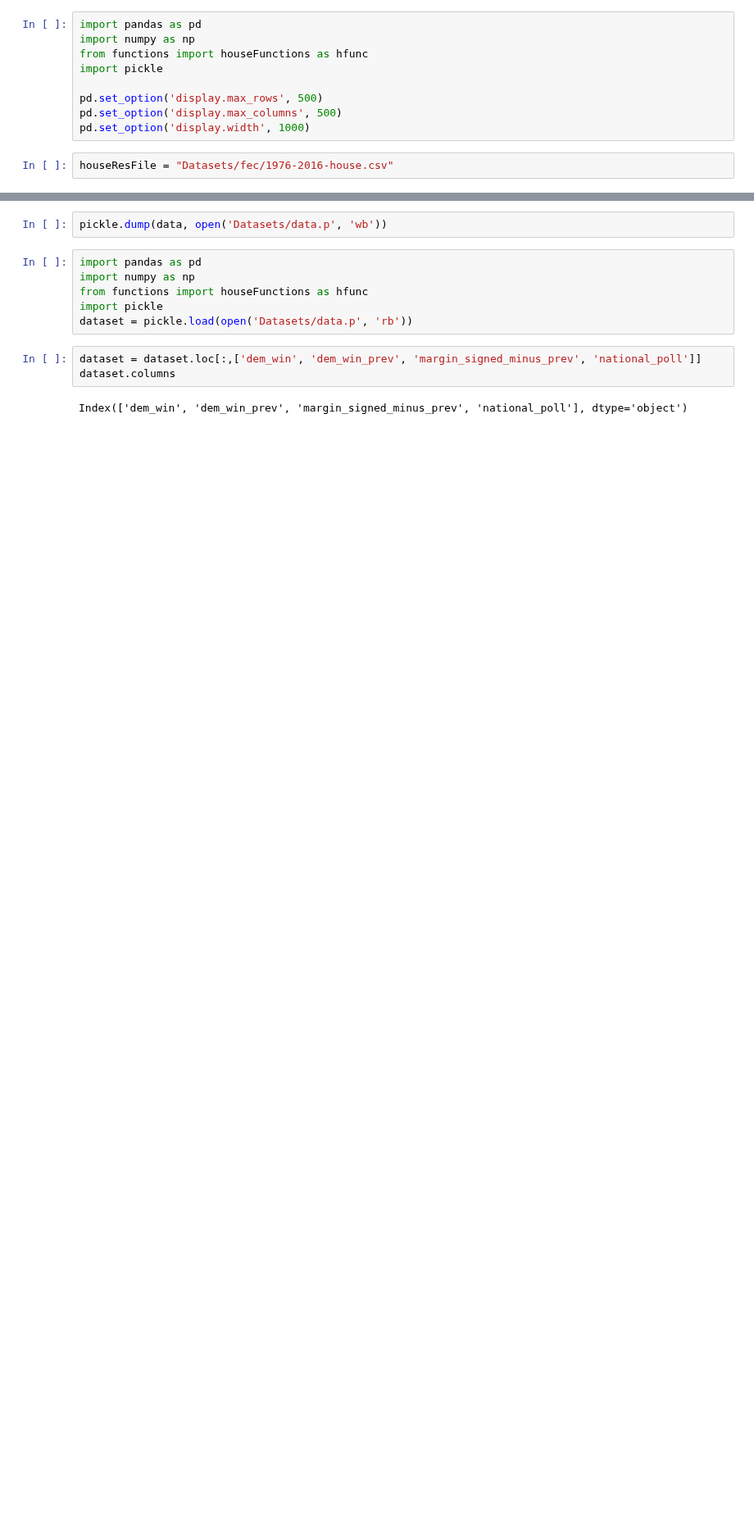
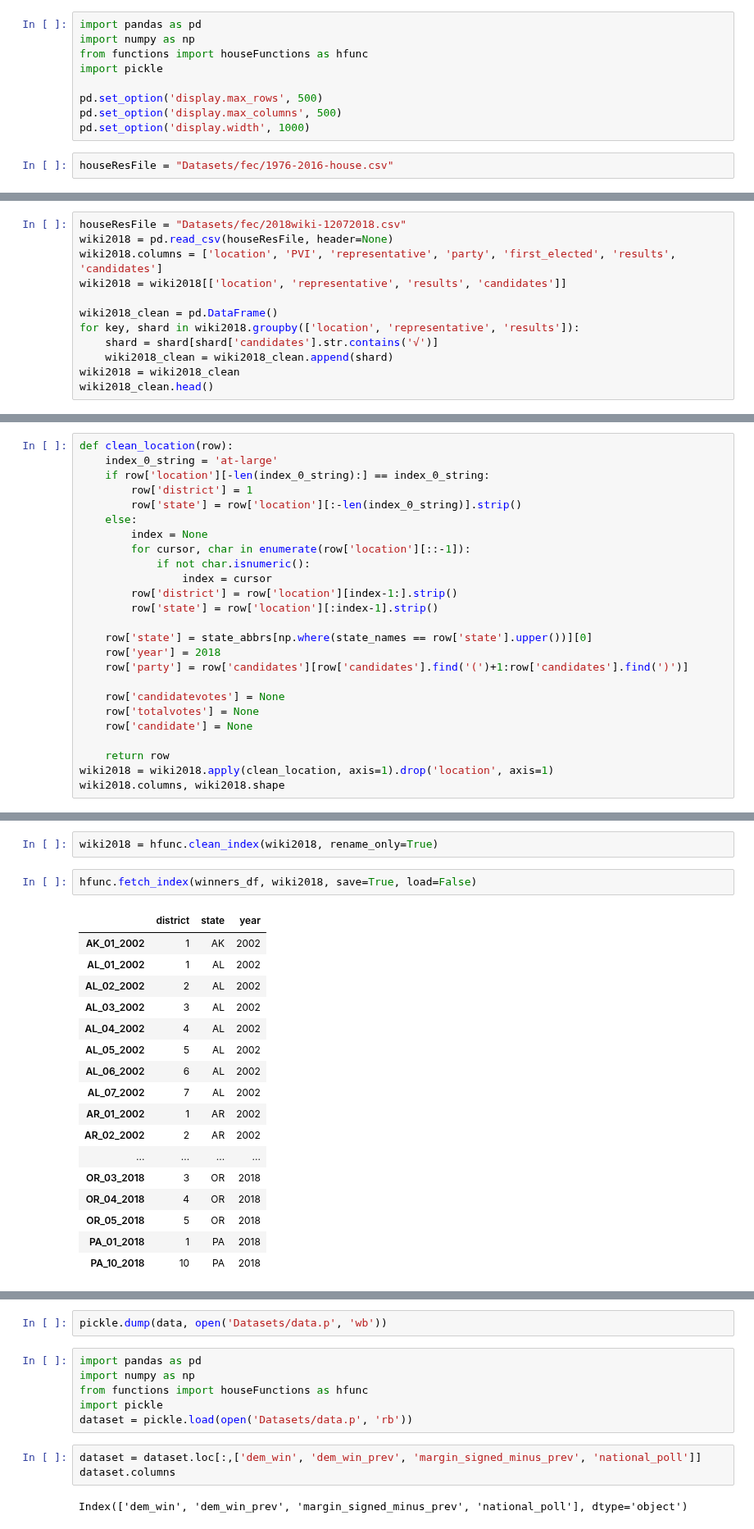
Before and after one commit to WildTangles/ac209a_project, a Jupyter notebook: House-Preprocessing.ipynb, the cells around one changed output, grey strips where cells are left out. Shown at 82% size. Cells and saved outputs as stored; diff of their text form; blank space fills up the shorter version.

Commit message:
added 2018 fec/nationalpoll to dataset

```diff
--- a/House-Preprocessing.ipynb
+++ b/House-Preprocessing.ipynb
@@ -26,0 +20,12 @@ See the caveats in the documentation: http://pandas.pydata.org/pandas-docs/stabl
+# %%
+houseResFile = "Datasets/fec/2018wiki-12072018.csv"
+wiki2018 = pd.read_csv(houseResFile, header=None)
+wiki2018.columns = ['location', 'PVI', 'representative', 'party', 'first_elected', 'results', 'candidates']
+wiki2018 = wiki2018[['location', 'representative', 'results', 'candidates']]
+
+wiki2018_clean = pd.DataFrame()
+for key, shard in wiki2018.groupby(['location', 'representative', 'results']):
+    shard = shard[shard['candidates'].str.contains('√')]
+    wiki2018_clean = wiki2018_clean.append(shard)
+wiki2018 = wiki2018_clean
+wiki2018_clean.head()
@@ -26,0 +59,25 @@ See the caveats in the documentation: http://pandas.pydata.org/pandas-docs/stabl
+# %%
+def clean_location(row):
+    index_0_string = 'at-large'
+    if row['location'][-len(index_0_string):] == index_0_string:
+        row['district'] = 1
+        row['state'] = row['location'][:-len(index_0_string)].strip()
+    else:
+        index = None
+        for cursor, char in enumerate(row['location'][::-1]):
+            if not char.isnumeric():
+                index = cursor
+        row['district'] = row['location'][index-1:].strip()
+        row['state'] = row['location'][:index-1].strip()
+
+    row['state'] = state_abbrs[np.where(state_names == row['state'].upper())][0]
+    row['year'] = 2018
+    row['party'] = row['candidates'][row['candidates'].find('(')+1:row['candidates'].find(')')]
+
+    row['candidatevotes'] = None
+    row['totalvotes'] = None
+    row['candidate'] = None
+
+    return row
+wiki2018 = wiki2018.apply(clean_location, axis=1).drop('location', axis=1)
+wiki2018.columns, wiki2018.shape
@@ -26,0 +87,22 @@ See the caveats in the documentation: http://pandas.pydata.org/pandas-docs/stabl
+# %%
+wiki2018 = hfunc.clean_index(wiki2018, rename_only=True)
+# %%
+hfunc.fetch_index(winners_df, wiki2018, save=True, load=False)
+# %% [output]
+|  | district | state | year |
+| AK_01_2002 | 1 | AK | 2002 |
+| AL_01_2002 | 1 | AL | 2002 |
+| AL_02_2002 | 2 | AL | 2002 |
+| AL_03_2002 | 3 | AL | 2002 |
+| AL_04_2002 | 4 | AL | 2002 |
+| AL_05_2002 | 5 | AL | 2002 |
+| AL_06_2002 | 6 | AL | 2002 |
+| AL_07_2002 | 7 | AL | 2002 |
+| AR_01_2002 | 1 | AR | 2002 |
+| AR_02_2002 | 2 | AR | 2002 |
+| ... | ... | ... | ... |
+| OR_03_2018 | 3 | OR | 2018 |
+| OR_04_2018 | 4 | OR | 2018 |
+| OR_05_2018 | 5 | OR | 2018 |
+| PA_01_2018 | 1 | PA | 2018 |
+| PA_10_2018 | 10 | PA | 2018 |
```
Also changed, not shown: parts of 20 cells of this notebook, 5 other files.
